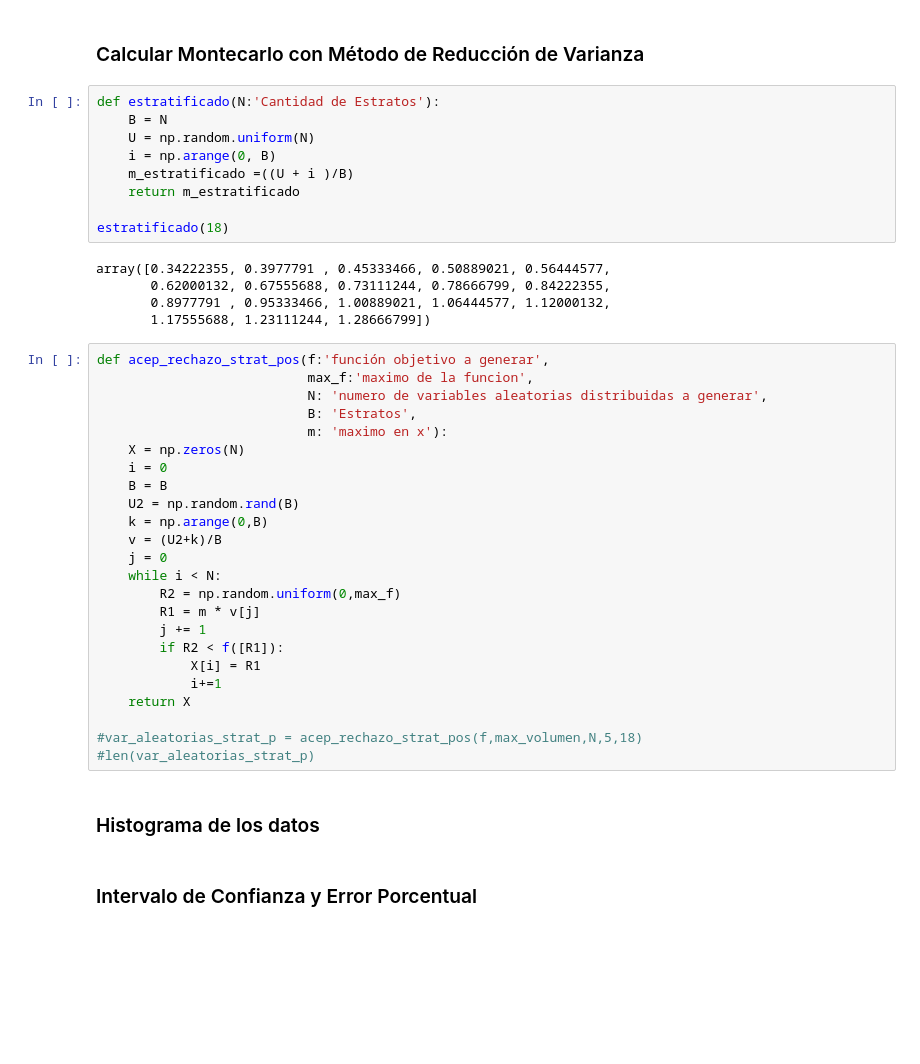
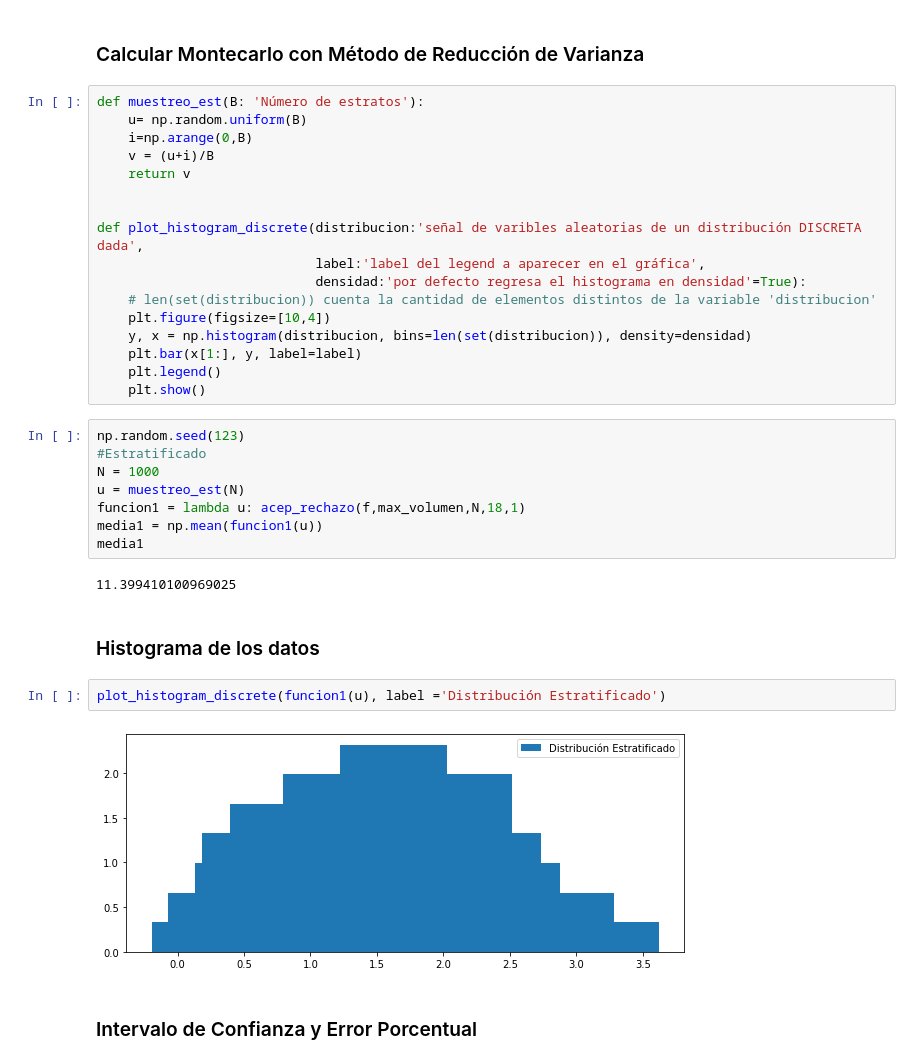
Before and after one commit to ACristinaVV/Proyecto_Avocado, a Jupyter notebook: Proyecto_Nodo1y2.ipynb, the cells around one changed output. Saved outputs shown, nothing was run; the diff lists cells and outputs as text; blank space fills up the shorter version.

```diff
--- a/Proyecto_Nodo1y2.ipynb
+++ b/Proyecto_Nodo1y2.ipynb
@@ -395,45 +395,38 @@ Media calculada por montecarlo crudo del volumen total de ventas 79945.237584991
 El porcentaje de error entre la media real y la media estimada con montecarlo fue de 2.76 %
 # %% [markdown]
 ### Calcular Montecarlo con Método de Reducción de Varianza
-# %%
-def estratificado(N:'Cantidad de Estratos'):
-    B = N
-    U = np.random.uniform(N)
-    i = np.arange(0, B)
-    m_estratificado =((U + i )/B)
-    return m_estratificado
-
-estratificado(18)
-# %% [output]
-array([0.34222355, 0.3977791 , 0.45333466, 0.50889021, 0.56444577,
-       0.62000132, 0.67555688, 0.73111244, 0.78666799, 0.84222355,
-       0.8977791 , 0.95333466, 1.00889021, 1.06444577, 1.12000132,
-       1.17555688, 1.23111244, 1.28666799])
-# %%
-def acep_rechazo_strat_pos(f:'función objetivo a generar',
-                           max_f:'maximo de la funcion',
-                           N: 'numero de variables aleatorias distribuidas a generar',
-                           B: 'Estratos',
-                           m: 'maximo en x'):
-    X = np.zeros(N)
-    i = 0
-    B = B
-    U2 = np.random.rand(B)
-    k = np.arange(0,B)
-    v = (U2+k)/B
-    j = 0
-    while i < N:
-        R2 = np.random.uniform(0,max_f)
-        R1 = m * v[j]
-        j += 1
-        if R2 < f([R1]):
-            X[i] = R1
-            i+=1
-    return X
-
-#var_aleatorias_strat_p = acep_rechazo_strat_pos(f,max_volumen,N,5,18)
-#len(var_aleatorias_strat_p)
+# %%
+def muestreo_est(B: 'Número de estratos'):
+    u= np.random.uniform(B)
+    i=np.arange(0,B)
+    v = (u+i)/B
+    return v
+
+
+def plot_histogram_discrete(distribucion:'señal de varibles aleatorias de un distribución DISCRETA dada',
+                            label:'label del legend a aparecer en el gráfica',
+                            densidad:'por defecto regresa el histograma en densidad'=True):
+    # len(set(distribucion)) cuenta la cantidad de elementos distintos de la variable 'distribucion'
+    plt.figure(figsize=[10,4])
+    y, x = np.histogram(distribucion, bins=len(set(distribucion)), density=densidad)
+    plt.bar(x[1:], y, label=label)
+    plt.legend()
+    plt.show()
+# %%
+np.random.seed(123)
+#Estratificado
+N = 1000
+u = muestreo_est(N)
+funcion1 = lambda u: acep_rechazo(f,max_volumen,N,18,1)
+media1 = np.mean(funcion1(u))
+media1
+# %% [output]
+11.399410100969025
 # %% [markdown]
 ### Histograma de los datos
+# %%
+plot_histogram_discrete(funcion1(u), label ='Distribución Estratificado')
+# %% [output]
+[figure, added]
 # %% [markdown]
 ### Intervalo de Confianza y Error Porcentual
```
Also changed, not shown: parts of 2 cells of this notebook.
